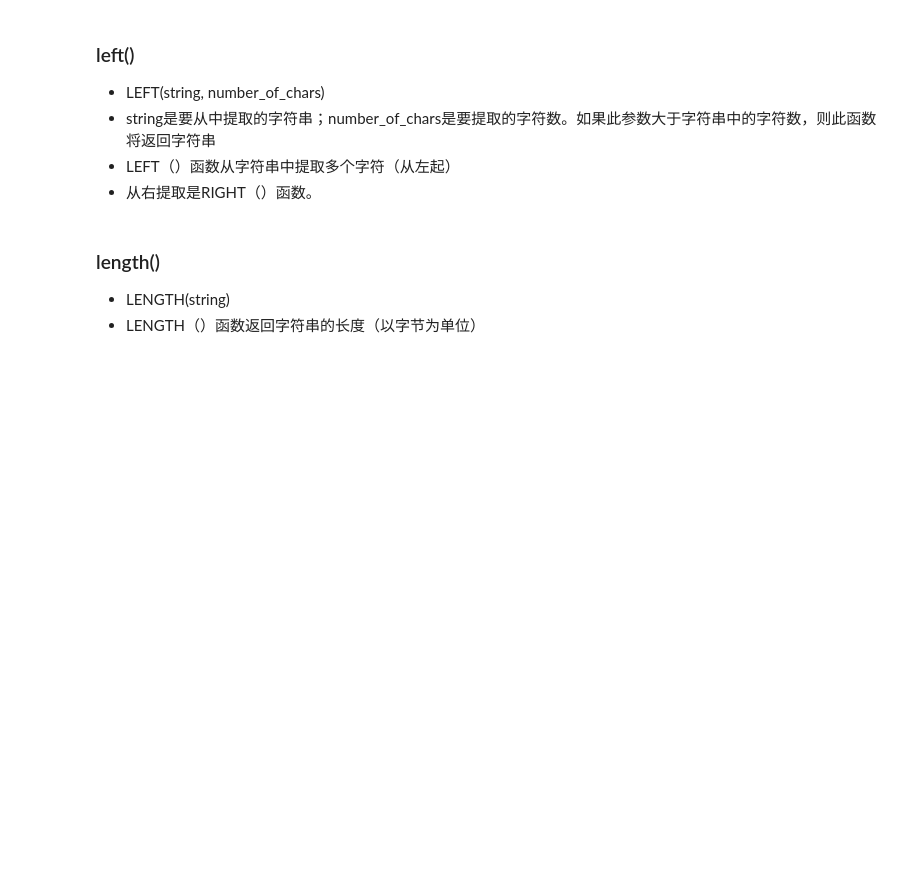
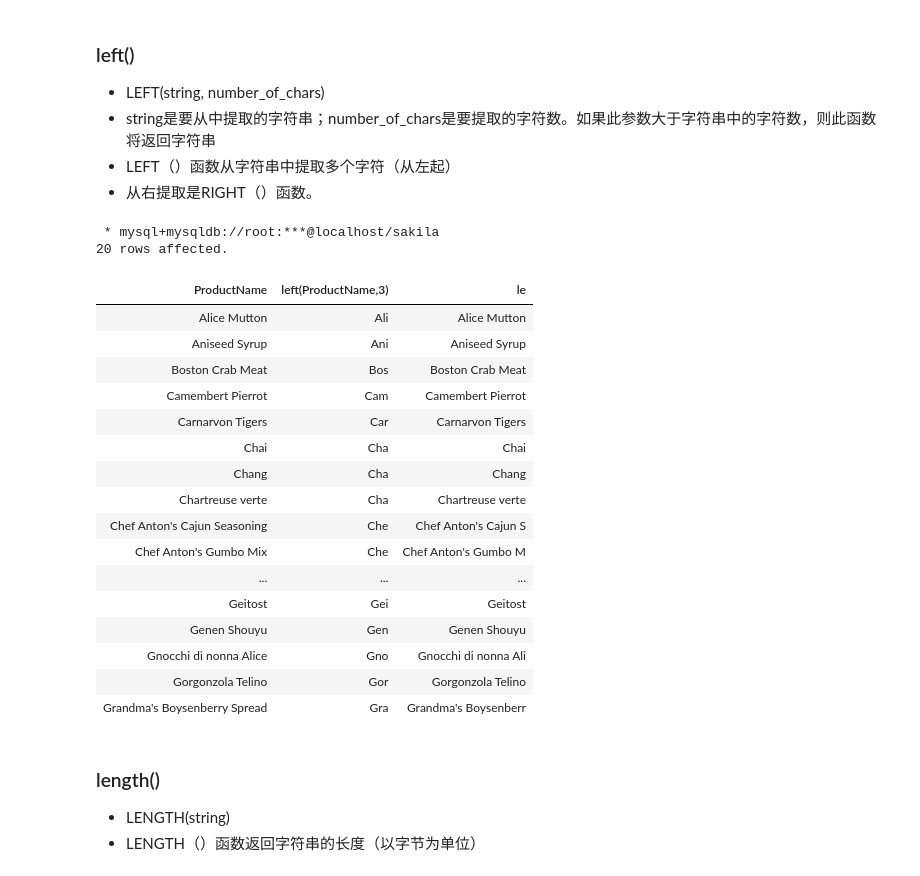
Before and after one commit to jinlin82/database-and-sql, a Jupyter notebook: sql-magic.ipynb, the cells around one changed output. Drawn from its saved outputs; the diff is of its cells as text; code cells hidden in the pictures; blank space fills up the shorter version.

```diff
--- a/sql-magic.ipynb
+++ b/sql-magic.ipynb
@@ -325,6 +409,30 @@ select find_in_set('e',Country) from customers;
 - string是要从中提取的字符串；number_of_chars是要提取的字符数。如果此参数大于字符串中的字符数，则此函数将返回字符串
 - LEFT（）函数从字符串中提取多个字符（从左起）
 - 从右提取是RIGHT（）函数。
+# %%
+%%sql
+select ProductName,left(ProductName,3),left(ProductName,20) as le
+from products limit 20;
+# %% [output]
+ * mysql+mysqldb://root:***@localhost/sakila
+20 rows affected.
+| ProductName | left(ProductName,3) | le |
+| Alice Mutton | Ali | Alice Mutton |
+| Aniseed Syrup | Ani | Aniseed Syrup |
+| Boston Crab Meat | Bos | Boston Crab Meat |
+| Camembert Pierrot | Cam | Camembert Pierrot |
+| Carnarvon Tigers | Car | Carnarvon Tigers |
+| Chai | Cha | Chai |
+| Chang | Cha | Chang |
+| Chartreuse verte | Cha | Chartreuse verte |
+| Chef Anton's Cajun Seasoning | Che | Chef Anton's Cajun S |
+| Chef Anton's Gumbo Mix | Che | Chef Anton's Gumbo M |
+| ... | ... | ... |
+| Geitost | Gei | Geitost |
+| Genen Shouyu | Gen | Genen Shouyu |
+| Gnocchi di nonna Alice | Gno | Gnocchi di nonna Ali |
+| Gorgonzola Telino | Gor | Gorgonzola Telino |
+| Grandma's Boysenberry Spread | Gra | Grandma's Boysenberr |
 # %% [markdown]
 ### length()
 
```
Also changed, not shown: parts of 11 cells of this notebook.
